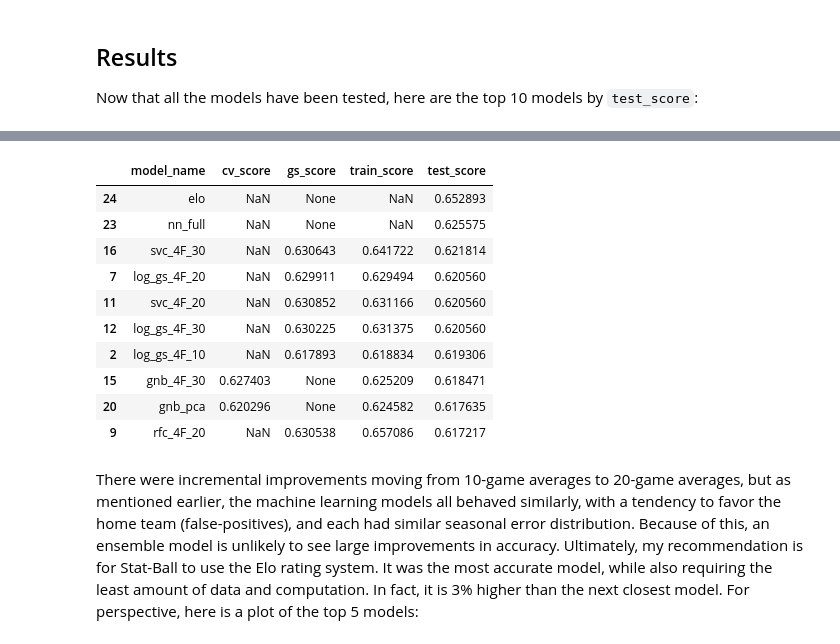
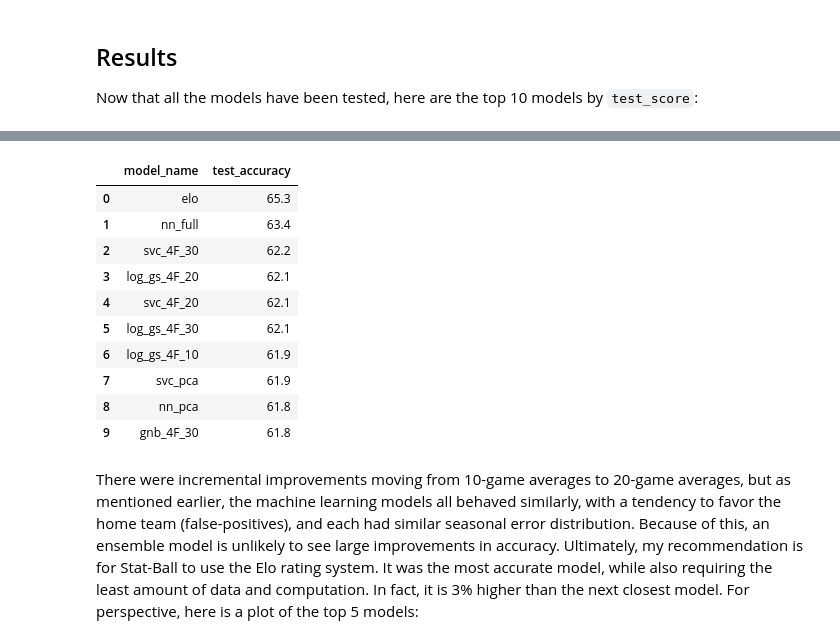
Before and after one commit to luke-lite/NBA-Prediction-Modeling, a Jupyter notebook: NBA-Prediction-Modeling.ipynb, the cells around one changed output, grey strips where cells are left out. Saved outputs shown, nothing was run; the diff lists cells and outputs as text; code cells hidden in the pictures.

```diff
--- a/NBA-Prediction-Modeling.ipynb
+++ b/NBA-Prediction-Modeling.ipynb
@@ -197 +130,15 @@ team_full_30 = pd.read_csv('data/team_full_30.csv', index_col=0)
+# %%
+# database tables
+game_info = pd.read_csv('https://raw.githubusercontent.com/luke-lite/NBA-Prediction-Modeling/main/data/game_info.csv', index_col=0)
+team_stats = pd.read_csv('https://raw.githubusercontent.com/luke-lite/NBA-Prediction-Modeling/main/data/team_stats.csv', index_col=0)
+
+# four factor data (10, 20, 30 game averages)
+team_factor_10 = pd.read_csv('https://raw.githubusercontent.com/luke-lite/NBA-Prediction-Modeling/main/data/team_factor_10.csv', index_col=0)
+team_factor_20 = pd.read_csv('https://raw.githubusercontent.com/luke-lite/NBA-Prediction-Modeling/main/data/team_factor_20.csv', index_col=0)
+team_factor_30 = pd.read_csv('https://raw.githubusercontent.com/luke-lite/NBA-Prediction-Modeling/main/data/team_factor_30.csv', index_col=0)
+
+# all boxscore data (10, 20, 30 game averages)
+team_full_10 = pd.read_csv('https://raw.githubusercontent.com/luke-lite/NBA-Prediction-Modeling/main/data/team_full_10.csv', index_col=0)
+team_full_20 = pd.read_csv('https://raw.githubusercontent.com/luke-lite/NBA-Prediction-Modeling/main/data/team_full_20.csv', index_col=0)
+team_full_30 = pd.read_csv('https://raw.githubusercontent.com/luke-lite/NBA-Prediction-Modeling/main/data/team_full_30.csv', index_col=0)
 # %% [markdown]
@@ -687,7 +634,7 @@ for model in error_dict:
     error_dict[model]['quarterly_error_avg'] = q_avg
 # %%
 # model lables for the legend
-labels = [col_name.replace('_4F_10_residuals', '') for col_name in error_dict.keys()]
+labels = ['LR', 'KNN', 'RFC', 'GNB', 'SVC']
 
 fig, ax = plt.subplots(figsize=(16, 10))
 ax.set_title('Model Error per Season Quarter', fontsize=20)
@@ -701,6 +648,5 @@ key_list = list(error_dict.keys())
 for idx in range(len(error_dict.keys())):
     plt.plot(error_dict[key_list[idx]]['quarterly_error_avg'], label=labels[idx])
 
-plt.legend(fontsize=14)
-plt.savefig('graphs/model_error_per_season_quarter.png', bbox_inches='tight');
+plt.legend(fontsize=14);
 # %% [output]
@@ -1441,7 +1383,7 @@ def update_elo(away_team, away_elo, away_score,
 I used a dataset containing all historical Elo ratings from the FTE system, which can be found on github [here](https://github.com/rogerfitz/tutorials/tree/master/Nate%20Silver%20ELO), to set each team's initial Elo and verify my Elo calculations through the first season of my data (2013-2014).
 # %%
 # historical NBA elo ratings
-nba_all_elo = pd.read_csv('data/nbaallelo.csv')
+nba_all_elo = pd.read_csv('https://raw.githubusercontent.com/luke-lite/NBA-Prediction-Modeling/main/data/nbaallelo.csv')
 test_elo_season = nba_all_elo[(nba_all_elo['year_id'] == 2014) & (nba_all_elo['is_playoffs'] == 0)]
 test_elo_season.head()
 # %% [output]
@@ -1575,17 +1546,20 @@ Now that all the models have been tested, here are the top 10 models by `test_sc
 # %%
-results_df.sort_values('test_score', ascending=False)[0:10]
+top_10 = results_df.sort_values('test_score', ascending=False)[0:10].reset_index(drop=True)
+top_10['test_score'] = round(top_10['test_score']*100, 1)
+top_10.rename(columns={'test_score': 'test_accuracy'}, inplace=True)
+top_10[['model_name', 'test_accuracy']]
 # %% [output]
-|  | model_name | cv_score | gs_score | train_score | test_score |
-| 24 | elo | NaN | None | NaN | 0.652893 |
-| 23 | nn_full | NaN | None | NaN | 0.625575 |
-| 16 | svc_4F_30 | NaN | 0.630643 | 0.641722 | 0.621814 |
-| 7 | log_gs_4F_20 | NaN | 0.629911 | 0.629494 | 0.620560 |
-| 11 | svc_4F_20 | NaN | 0.630852 | 0.631166 | 0.620560 |
-| 12 | log_gs_4F_30 | NaN | 0.630225 | 0.631375 | 0.620560 |
-| 2 | log_gs_4F_10 | NaN | 0.617893 | 0.618834 | 0.619306 |
-| 15 | gnb_4F_30 | 0.627403 | None | 0.625209 | 0.618471 |
-| 20 | gnb_pca | 0.620296 | None | 0.624582 | 0.617635 |
-| 9 | rfc_4F_20 | NaN | 0.630538 | 0.657086 | 0.617217 |
+|  | model_name | test_accuracy |
+| 0 | elo | 65.3 |
+| 1 | nn_full | 63.4 |
+| 2 | svc_4F_30 | 62.2 |
+| 3 | log_gs_4F_20 | 62.1 |
+| 4 | svc_4F_20 | 62.1 |
+| 5 | log_gs_4F_30 | 62.1 |
+| 6 | log_gs_4F_10 | 61.9 |
+| 7 | svc_pca | 61.9 |
+| 8 | nn_pca | 61.8 |
+| 9 | gnb_4F_30 | 61.8 |
 # %% [markdown]
 There were incremental improvements moving from 10-game averages to 20-game averages, but as mentioned earlier, the machine learning models all behaved similarly, with a tendency to favor the home team (false-positives), and each had similar seasonal error distribution. Because of this, an ensemble model is unlikely to see large improvements in accuracy. Ultimately, my recommendation is for Stat-Ball to use the Elo rating system. It was the most accurate model, while also requiring the least amount of data and computation. In fact, it is 3% higher than the next closest model. For perspective, here is a plot of the top 5 models:
 # %%
```
Also changed, not shown: parts of 24 cells of this notebook.
